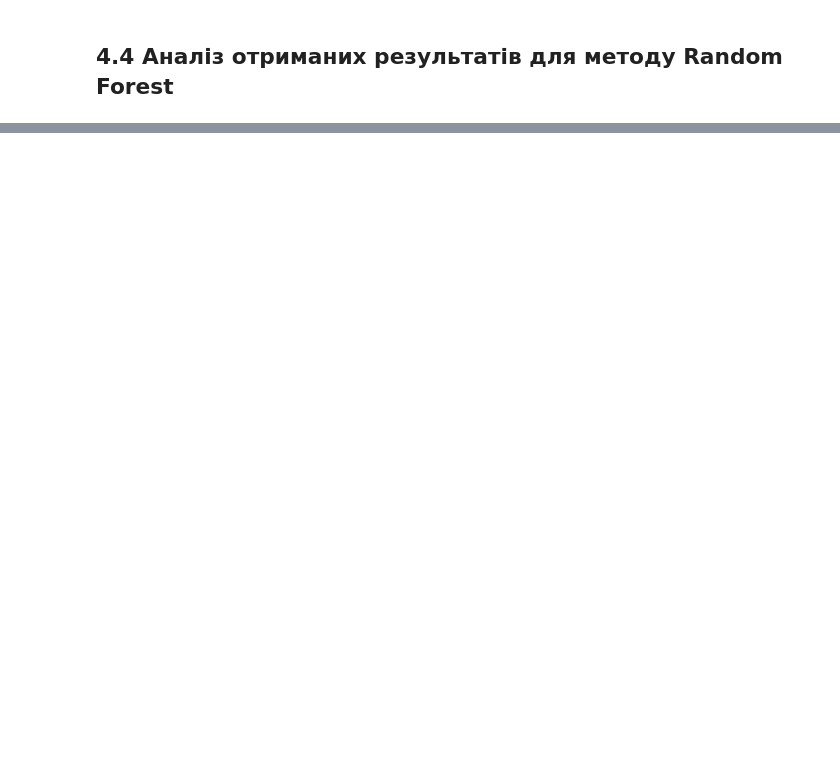
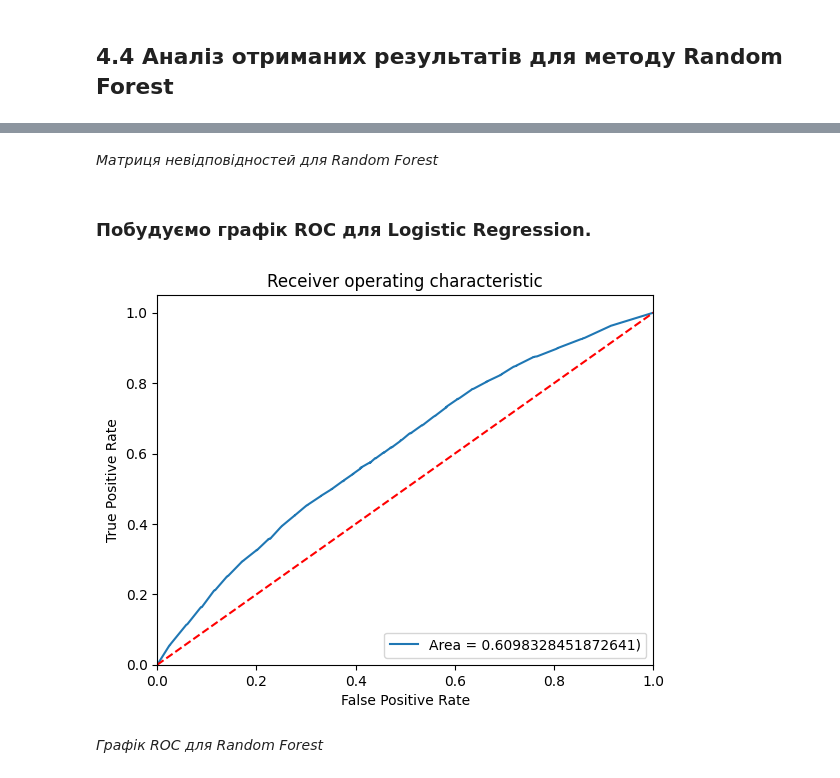
Before and after one commit to SideShowBoBGOT/DataAnalysisFourthSemester, a Jupyter notebook: CourseWork/work.ipynb, the cells around one changed output, grey strips where cells are left out. Saved outputs shown, nothing was run; the diff lists cells and outputs as text; code cells hidden in the pictures; blank space fills up the shorter version.

```diff
--- a/CourseWork/work.ipynb
+++ b/CourseWork/work.ipynb
@@ -282,0 +300,9 @@ roc(log_reg, x_test, y_test)
+# %%
+from sklearn.ensemble import RandomForestClassifier
+import numpy as np
+# Кількість дерев
+n_estimators = [int(x) for x in np.linspace(start = 10, stop = 300, num = 60)]
+params = {'n_estimators': n_estimators}
+rf = RandomForestClassifier()
+rf_random = GridSearchCV(rf, param_grid=params, cv=3, n_jobs=5)
+rf_random.fit(x_train, y_train)
@@ -282,0 +333,10 @@ roc(log_reg, x_test, y_test)
+# %% [markdown]
+*Матриця невідповідностей для Random Forest*
+# %% [markdown]
+### Побудуємо графік ROC для Logistic Regression.
+# %%
+roc(rf_random, x_test, y_test)
+# %% [output]
+[figure, added]
+# %% [markdown]
+*Графік ROC для Random Forest*
```
Also changed, not shown: parts of 46 cells of this notebook.
